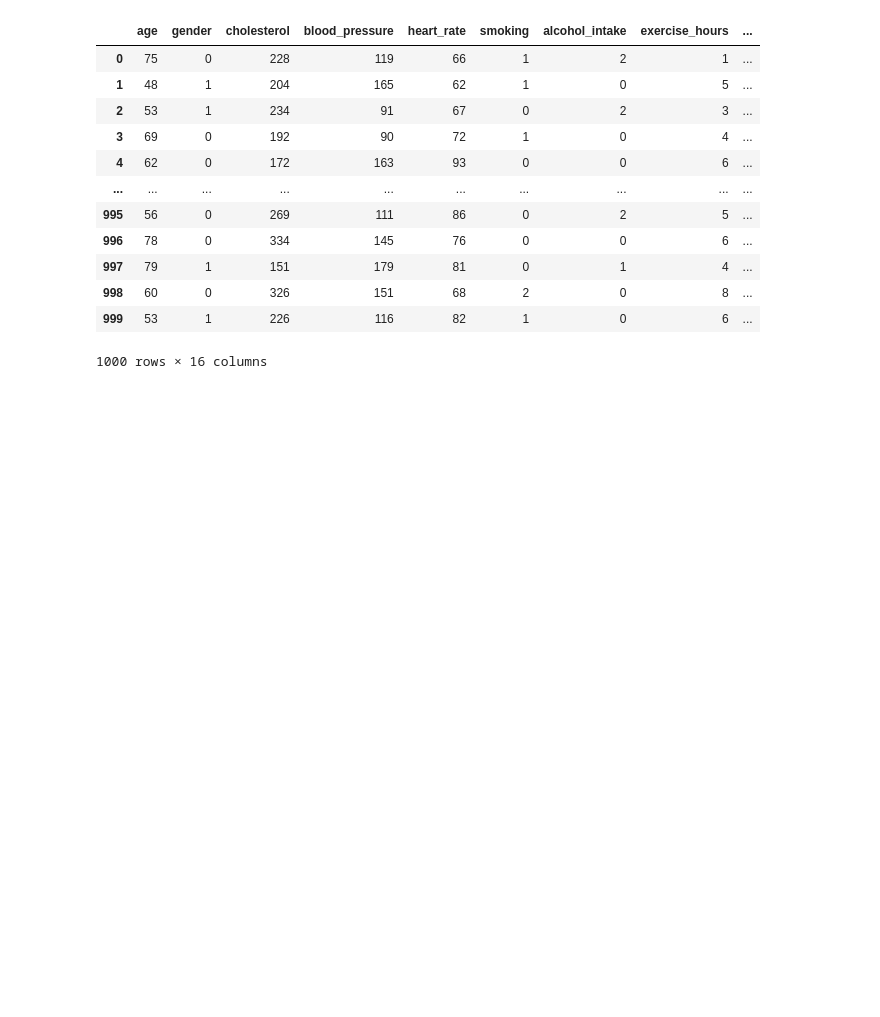
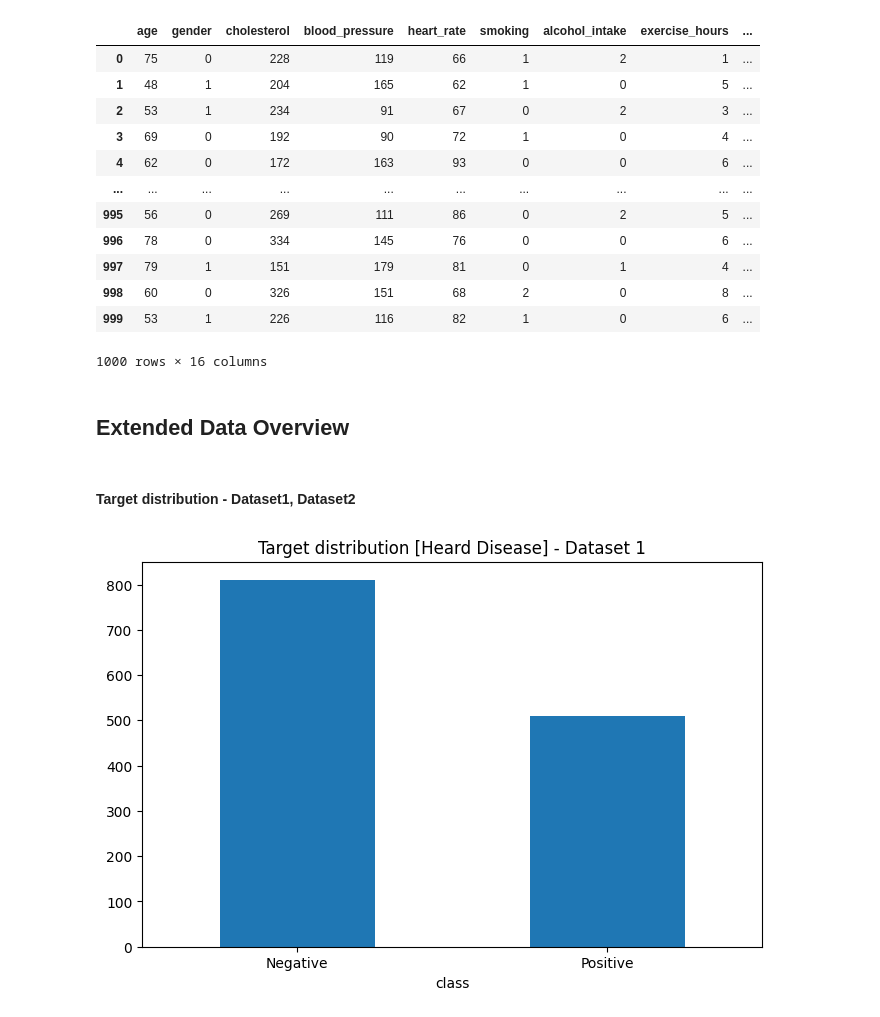
Before and after one commit to plamensve/DS_FINAL_PROJECT, a Jupyter notebook: notebooks/01_data_overview.ipynb, the cells around one changed output. Saved outputs shown, nothing was run; the diff lists cells and outputs as text; code cells hidden in the pictures; blank space fills up the shorter version.

```diff
--- a/notebooks/01_data_overview.ipynb
+++ b/notebooks/01_data_overview.ipynb
@@ -329,3 +470,18 @@ dataset2
 | 998 | 60 | 0 | 326 | 151 | 68 | 2 | 0 | 8 | ... |
 | 999 | 53 | 1 | 226 | 116 | 82 | 1 | 0 | 6 | ... |
 1000 rows × 16 columns
+# %% [markdown]
+## Extended Data Overview
+# %% [markdown]
+#### Target distribution - Dataset1, Dataset2
+# %%
+dataset1['class'].value_counts().plot(
+    kind='bar',
+    title='Target distribution [Heard Disease] - Dataset 1',
+    figsize=(8, 5)
+)
+
+plt.xticks([0, 1], ['Negative', 'Positive'], rotation=0)
+plt.show()
+# %% [output]
+[figure, added]
```
Also changed, not shown: parts of 35 cells of this notebook.
